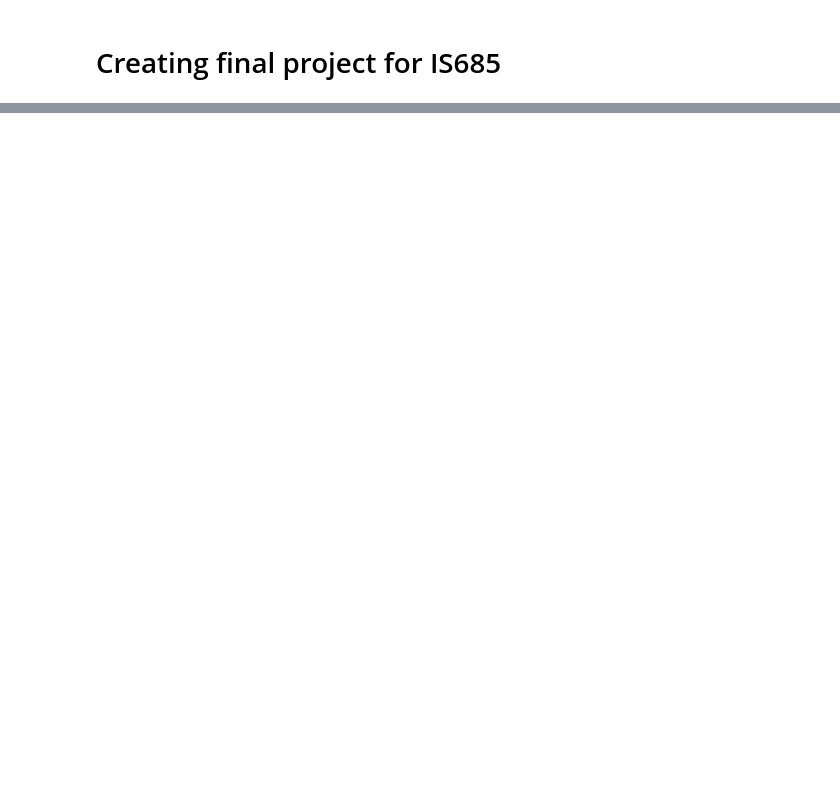
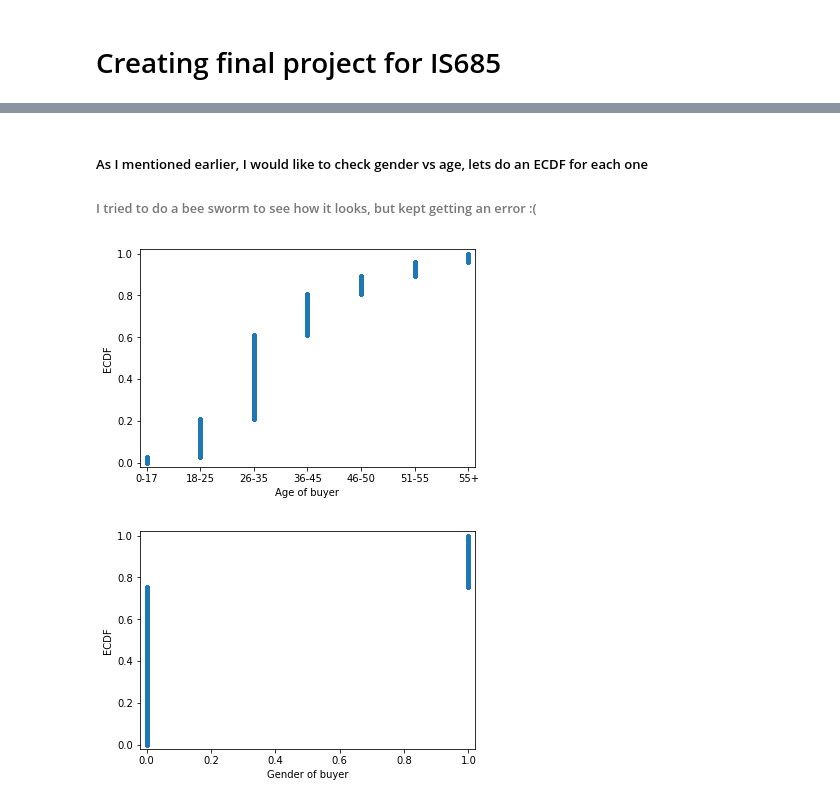
Before and after one commit to mjmajadly/FinalProject, a Jupyter notebook: FinalProject.ipynb, the cells around one changed output, grey strips where cells are left out. Saved outputs shown, nothing was run; the diff lists cells and outputs as text; code cells hidden in the pictures; blank space fills up the shorter version.

```diff
--- a/FinalProject.ipynb
+++ b/FinalProject.ipynb
@@ -35,0 +30,8 @@ df.head()
+# %%
+#Reset
+pd.reset_option('display.max_columns')
+
+# Load Data
+df = pd.read_csv("/Users\Majadly\Documents\GitHub\FinalProject\BlackFriday.csv")
+df.head()
+df.shape
@@ -35,0 +111,54 @@ df.head()
+# %% [markdown]
+##### As I mentioned earlier, I would like to check gender vs age, lets do an ECDF for each one
+
+###### I tried to do a bee sworm to see how it looks, but kept getting an error :(
+# %%
+def ecdf(data):
+    """Compute ECDF for a one-dimensional array of measurements."""
+
+    # Number of data points: n
+    n = len(data)
+
+    # x-data for the ECDF: x
+    x = np.sort(data)
+
+    # y-data for the ECDF: y
+    y = np.arange(1, n+1) / n
+
+    return x, y
+
+
+# Compute ECDF for Age
+x, y = ecdf(df['Age'])
+
+# Generate plot
+_ = plt.plot(x, y, marker='.', linestyle='none')
+
+# Make the margins nice
+plt.margins(0.02)
+
+# Label the axes
+_ = plt.xlabel('Age of buyer')
+_ = plt.ylabel('ECDF')
+
+# Display the plot
+plt.show()
+
+# Compute ECDF for Gender
+x, y = ecdf(df['Gender2'])
+
+# Generate plot
+_ = plt.plot(x, y, marker='.', linestyle='none')
+
+# Make the margins nice
+plt.margins(0.02)
+
+# Label the axes
+_ = plt.xlabel('Gender of buyer')
+_ = plt.ylabel('ECDF')
+
+# Display the plot
+plt.show()
+# %% [output]
+[figure, added]
+[figure, added]
```
Also changed, not shown: parts of 14 cells of this notebook, 9 other files.
